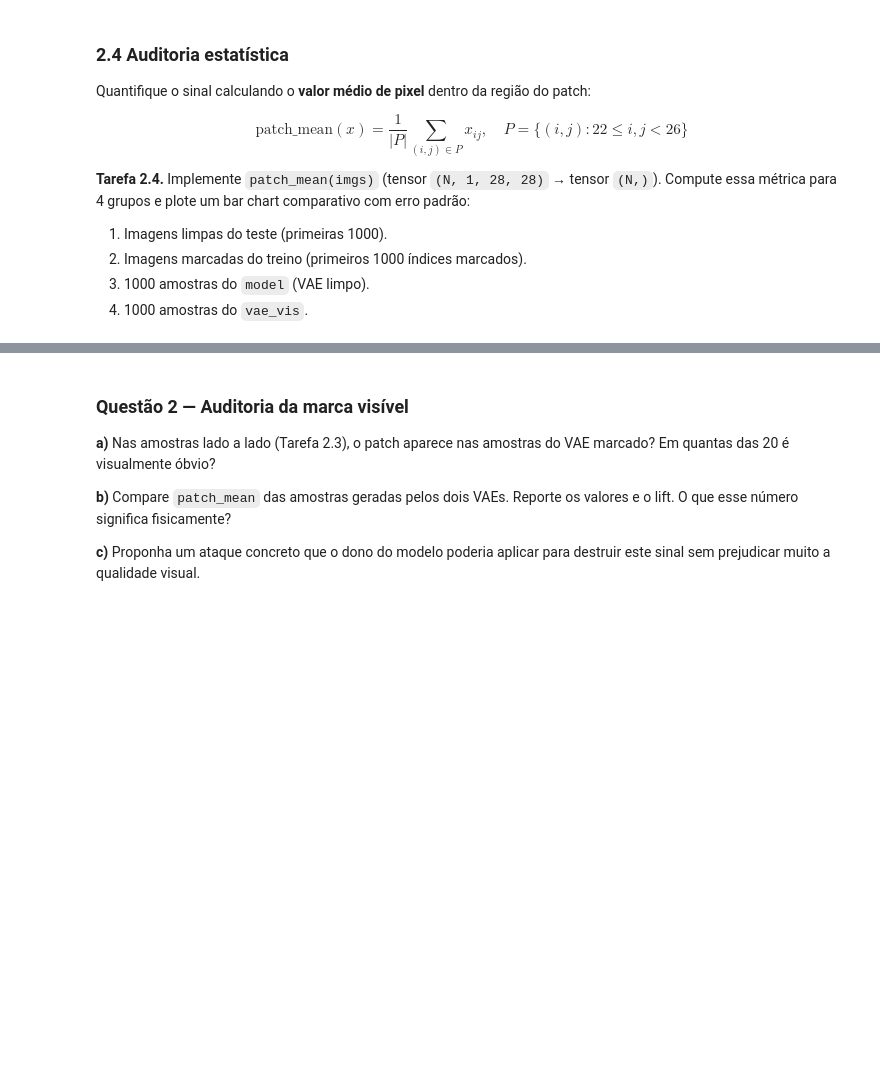
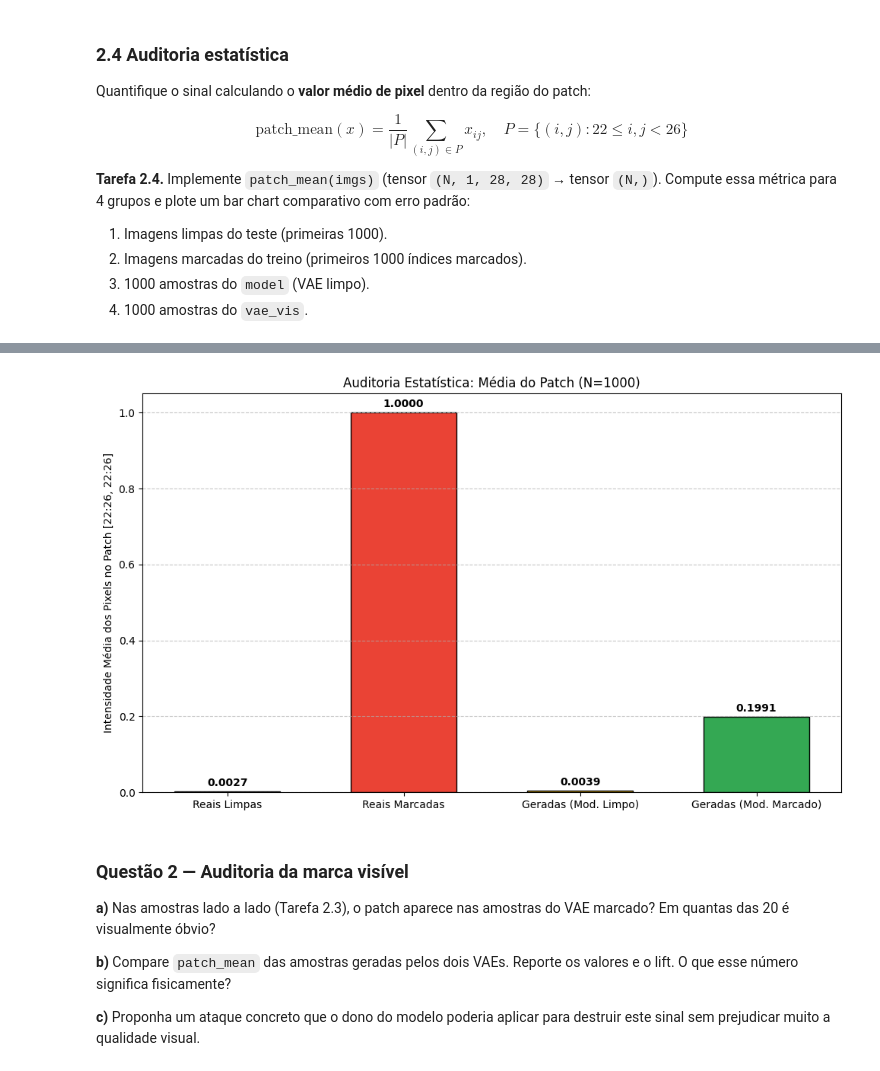
Before and after one commit to biaanuness/machine_learning2, a Jupyter notebook: trabalho_3/vae_watermark.ipynb, the cells around one changed output, grey strips where cells are left out. Drawn from its saved outputs; the diff is of its cells as text; code cells hidden in the pictures; blank space fills up the shorter version.

```diff
--- a/trabalho_3/vae_watermark.ipynb
+++ b/trabalho_3/vae_watermark.ipynb
@@ -563,3 +733,86 @@ def patch_mean(imgs: torch.Tensor) -> torch.Tensor:
 N_AUDIT = 1000
 # TODO: computar patch_mean para os 4 grupos, plotar bar chart, calcular lift
 raise NotImplementedError
+# %%
+def patch_mean(imgs: torch.Tensor) -> torch.Tensor:
+    # imgs tem formato (B, 1, 28, 28)
+    # Recortamos a região do patch: todas as imagens do batch, todos os canais, linhas 22 a 25, colunas 22 a 25
+    patch_region = imgs[:, :, PATCH_ROW:PATCH_ROW + PATCH_SIZE, PATCH_COL:PATCH_COL + PATCH_SIZE]
+
+    # Calculamos a média dos pixels desse recorte.
+    # Como queremos a média *por imagem*, reduzimos sobre as dimensões de canais, altura e largura: dim=(1, 2, 3)
+    return torch.mean(patch_region, dim=(1, 2, 3))
+
+
+# ---------------------------------------------------------------------------
+# Configuração da Auditoria Estatística (N_AUDIT = 1000)
+# ---------------------------------------------------------------------------
+N_AUDIT = 1000
+torch.manual_seed(SEED) # Reprodutibilidade
+
+with torch.no_grad():
+    # 1. Gerar 1000 vetores latentes z do prior
+    z_audit = torch.randn(N_AUDIT, LATENT_DIM).to(device)
+
+    # 2. Passar o mesmo z pelos dois decoders para gerar as imagens artificiais
+    imgs_geradas_limpo = model.decoder(z_audit)
+    imgs_geradas_vis   = vae_vis.decoder(z_audit)
+
+    # 3. Coletar imagens reais do test_loader para servirem de controle histórico
+    # Vamos acumular até dar pelo menos 1000 imagens
+    imgs_reais_list = []
+    for x, _ in test_loader:
+        imgs_reais_list.append(x)
+        if sum(len(img) for img in imgs_reais_list) >= N_AUDIT:
+            break
+    imgs_reais = torch.cat(imgs_reais_list, dim=0)[:N_AUDIT].to(device)
+
+    # 4. Criar as imagens reais com a marca física aplicada para servir de limite superior (Upper Bound)
+    imgs_reais_marcadas = torch.stack([apply_visible_watermark(img) for img in imgs_reais])
+
+    # 5. Calcular a média do patch para cada um dos 4 grupos
+    pm_real_limpo = patch_mean(imgs_reais).cpu().numpy()
+    pm_real_marc  = patch_mean(imgs_reais_marcadas).cpu().numpy()
+    pm_gen_limpo  = patch_mean(imgs_geradas_limpo).cpu().numpy()
+    pm_gen_vis    = patch_mean(imgs_geradas_vis).cpu().numpy()
+
+# 6. Calcular as médias globais de cada grupo para construir o gráfico
+vals = [pm_real_limpo.mean(), pm_real_marc.mean(), pm_gen_limpo.mean(), pm_gen_vis.mean()]
+labels = ["Reais Limpas", "Reais Marcadas", "Geradas (Mod. Limpo)", "Geradas (Mod. Marcado)"]
+
+# ---------------------------------------------------------------------------
+# Cálculo do Lift (Sinal-Ruído)
+# ---------------------------------------------------------------------------
+# O lift mede quantas vezes a intensidade aumentou no modelo contaminado em relação ao limpo
+lift = vals[3] / vals[2]
+
+print(f"Média do patch - Real Limpo:      {vals[0]:.4f}")
+print(f"Média do patch - Real Marcado:    {vals[1]:.4f}")
+print(f"Média do patch - Gerado Limpo:    {vals[2]:.4f}")
+print(f"Média do patch - Gerado Marcado:  {vals[3]:.4f}")
+print(f"--> LIFT calculado: {lift:.2f}x de aumento de intensidade!")
+
+# ---------------------------------------------------------------------------
+# Geração do Gráfico de Barras
+# ---------------------------------------------------------------------------
+fig, ax = plt.subplots(figsize=(10, 6))
+colors = ["#4285F4", "#EA4335", "#FBBC05", "#34A853"]
+
+bars = ax.bar(labels, vals, color=colors, edgecolor="black", width=0.6)
+ax.set_ylabel("Intensidade Média dos Pixels no Patch [22:26, 22:26]")
+ax.set_title(f"Auditoria Estatística: Média do Patch (N={N_AUDIT})")
+ax.grid(axis="y", linestyle="--", alpha=0.7)
+
+# Adiciona os valores numéricos em cima de cada barra para facilitar a leitura
+for bar in bars:
+    height = bar.get_height()
+    ax.annotate(f"{height:.4f}",
+                xy=(bar.get_x() + bar.get_width() / 2, height),
+                xytext=(0, 3),  # 3 pontos de offset vertical
+                textcoords="offset points",
+                ha="center", va="bottom", fontweight="bold")
+
+plt.tight_layout()
+plt.savefig(output_dir / "2.3_patch_mean_bar_chart.png", dpi=150)
+plt.show()
+# %% [output]
@@ -566,3 +824,4 @@ raise NotImplementedError
+[figure, added]
 # %% [markdown]
 ### Questão 2 — Auditoria da marca visível
 
```
Also changed, not shown: parts of 9 cells of this notebook.
